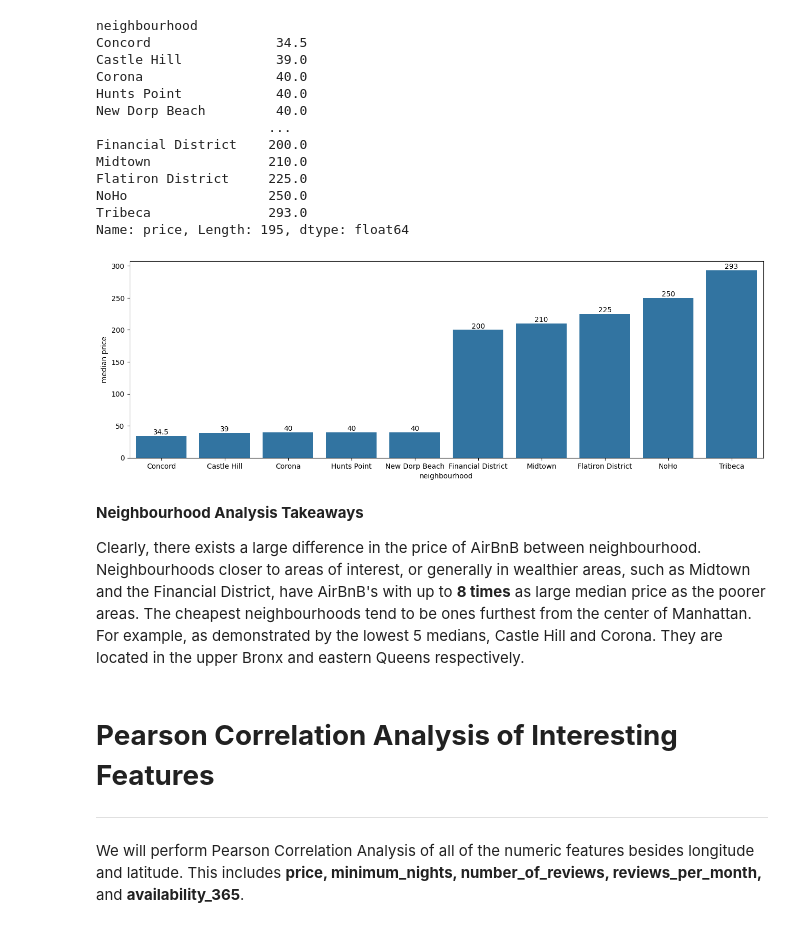
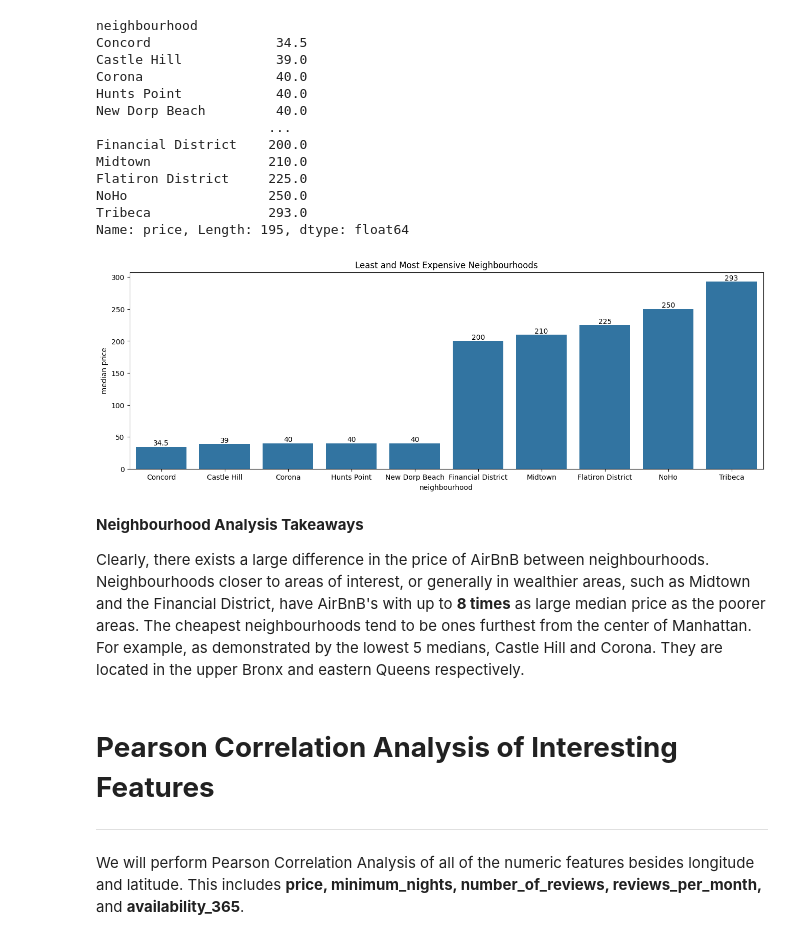
Before and after one commit to Krzyker/DataScienceColabs, a Jupyter notebook: cse351_hw3_brachowski_krzysztof_116565000.ipynb, the cells around one changed output. Cells and saved outputs as stored; diff of their text form; code cells hidden in the pictures.

```diff
--- a/cse351_hw3_brachowski_krzysztof_116565000.ipynb
+++ b/cse351_hw3_brachowski_krzysztof_116565000.ipynb
@@ -113,17 +115,18 @@ Name: price, Length: 195, dtype: float64
 # %%
 # Plotting the trends
 temp = medians[counts >= 5].sort_values()
 plt.figure(figsize = (16,5))
 ax = sns.barplot(pd.concat([temp.head(5), temp.tail(5)]))
 ax.bar_label(ax.containers[0]) # labeling bars on top
 plt.ylabel('median price')
+plt.title("Least and Most Expensive Neighbourhoods")
 plt.show()
 # %% [output]
-[figure, old version]
+[figure, new version]
 # %% [markdown]
 **Neighbourhood Analysis Takeaways**
 
-Clearly, there exists a large difference in the price of AirBnB between neighbourhood. Neighbourhoods closer to areas of interest, or generally in wealthier areas, such as Midtown and the Financial District, have AirBnB's with up to **8 times** as large median price as the poorer areas. The cheapest neighbourhoods tend to be ones furthest from the center of Manhattan. For example, as demonstrated by the lowest 5 medians, Castle Hill and Corona. They are located in the upper Bronx and eastern Queens respectively.
+Clearly, there exists a large difference in the price of AirBnB between neighbourhoods. Neighbourhoods closer to areas of interest, or generally in wealthier areas, such as Midtown and the Financial District, have AirBnB's with up to **8 times** as large median price as the poorer areas. The cheapest neighbourhoods tend to be ones furthest from the center of Manhattan. For example, as demonstrated by the lowest 5 medians, Castle Hill and Corona. They are located in the upper Bronx and eastern Queens respectively.
 # %% [markdown]
 # **Pearson Correlation Analysis of Interesting Features**
 ---
```
Also changed, not shown: parts of 14 cells of this notebook.
